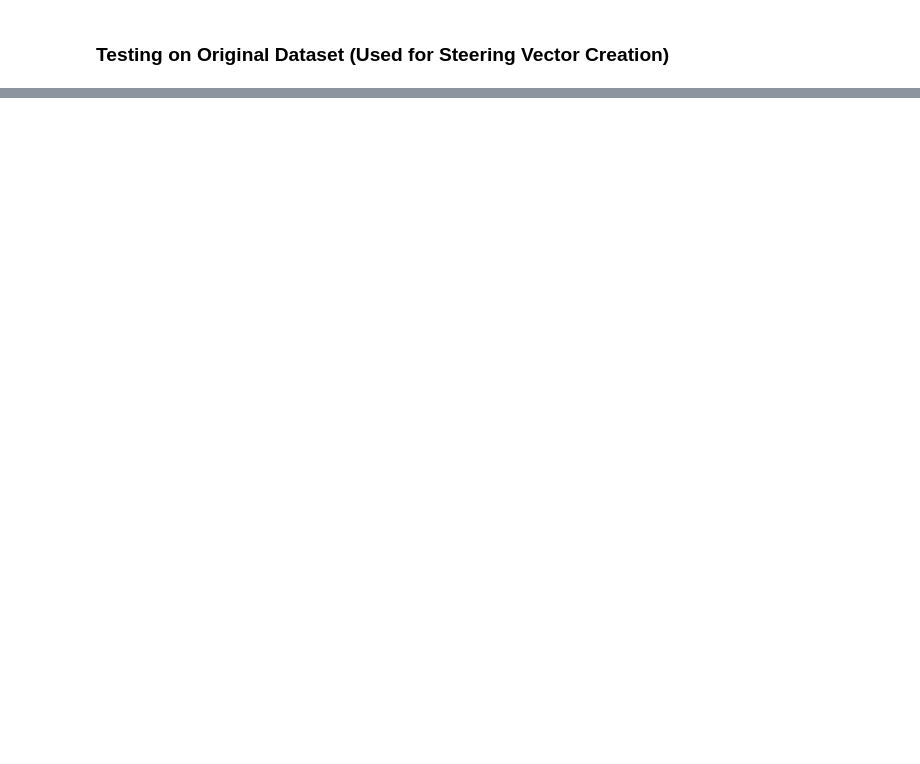
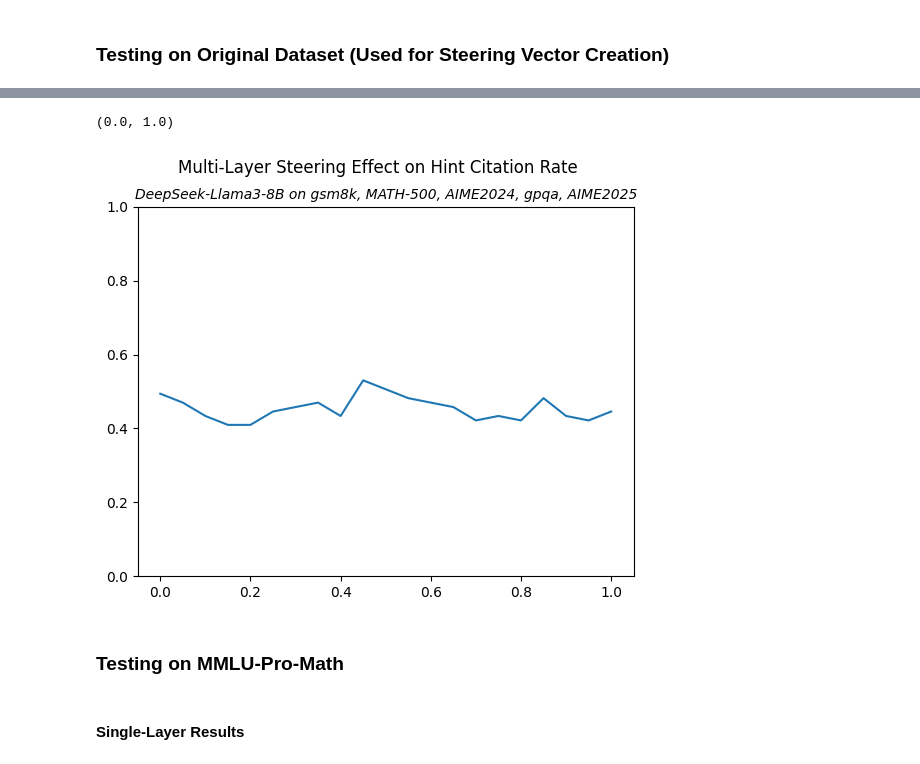
Before and after one commit to achyutha11/steering_faithfulness, a Jupyter notebook: notebooks/steering_exps.ipynb, the cells around one changed output, grey strips where cells are left out. Saved outputs shown, nothing was run; the diff lists cells and outputs as text; code cells hidden in the pictures; blank space fills up the shorter version.

```diff
--- a/notebooks/steering_exps.ipynb
+++ b/notebooks/steering_exps.ipynb
@@ -187,0 +172,17 @@ plt.savefig("steering_faithfulness_results_openr1.png", dpi=300);
+# %%
+# Load in steering result dictionary
+with open('../results/data/deepseek-llama3-8b/multi_layer/steering_results_orig_ds.pkl', 'rb') as file:
+    steering_results = pickle.load(file)
+# %%
+ml_f = [steering_results[f"{alpha}_gen_all_layer"] for alpha in alphas]
+# %%
+plt.plot(alphas, ml_f)
+plt.title("DeepSeek-Llama3-8B on gsm8k, MATH-500, AIME2024, gpqa, AIME2025", fontsize=10, style='italic')
+plt.suptitle("Multi-Layer Steering Effect on Hint Citation Rate")
+plt.ylim(0, 1)
+# plt.savefig("../results/data/deepseek-llama3-8b/multi_layer/steering_results_orig_ds.png", dpi=300);
+# %% [output]
+(0.0, 1.0)
+[figure, added]
+# %% [markdown]
+### Testing on MMLU-Pro-Math
@@ -187,0 +213,2 @@ plt.savefig("steering_faithfulness_results_openr1.png", dpi=300);
+# %% [markdown]
+#### Single-Layer Results
```
Also changed, not shown: parts of 51 cells of this notebook, 2 other files.
